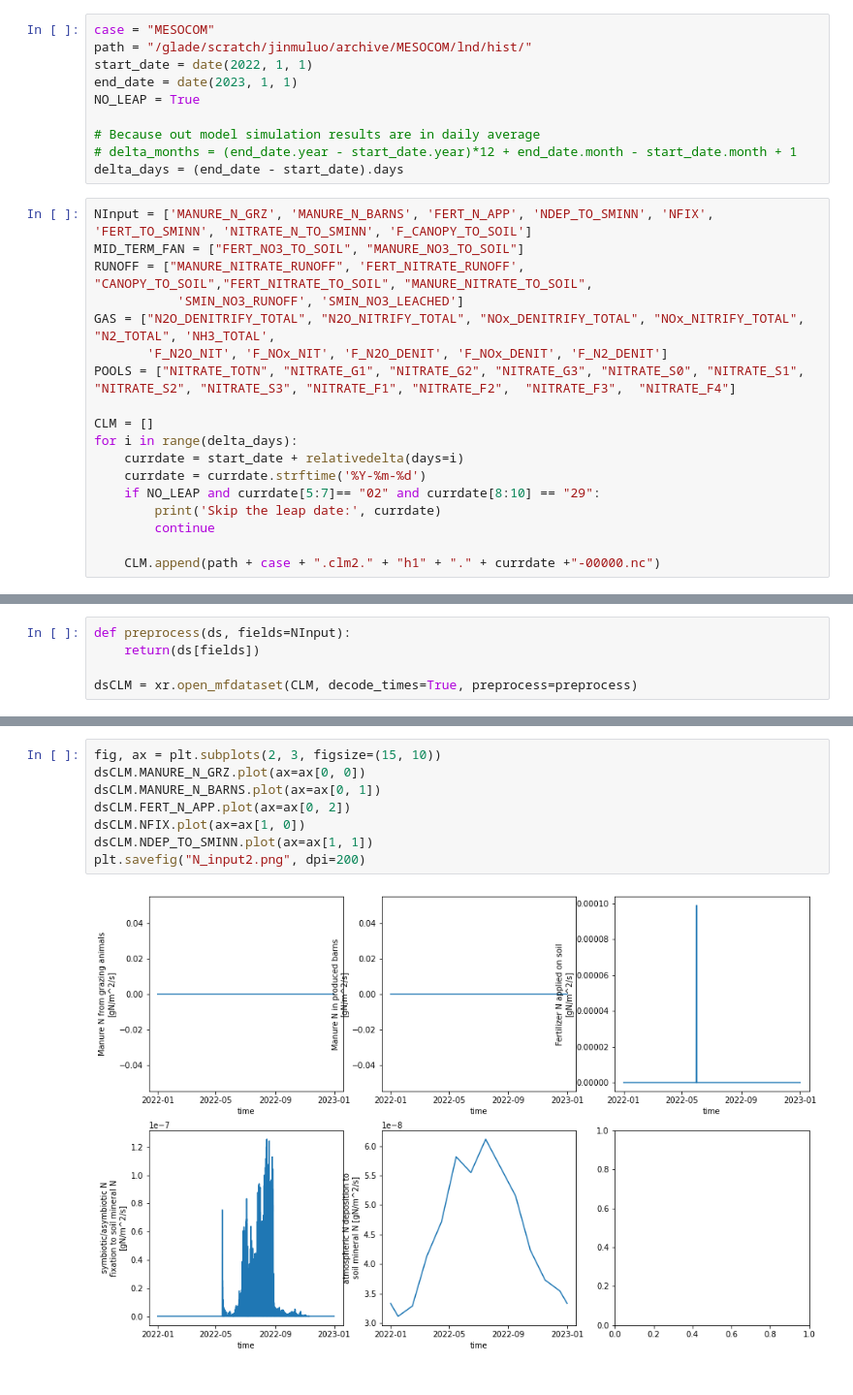
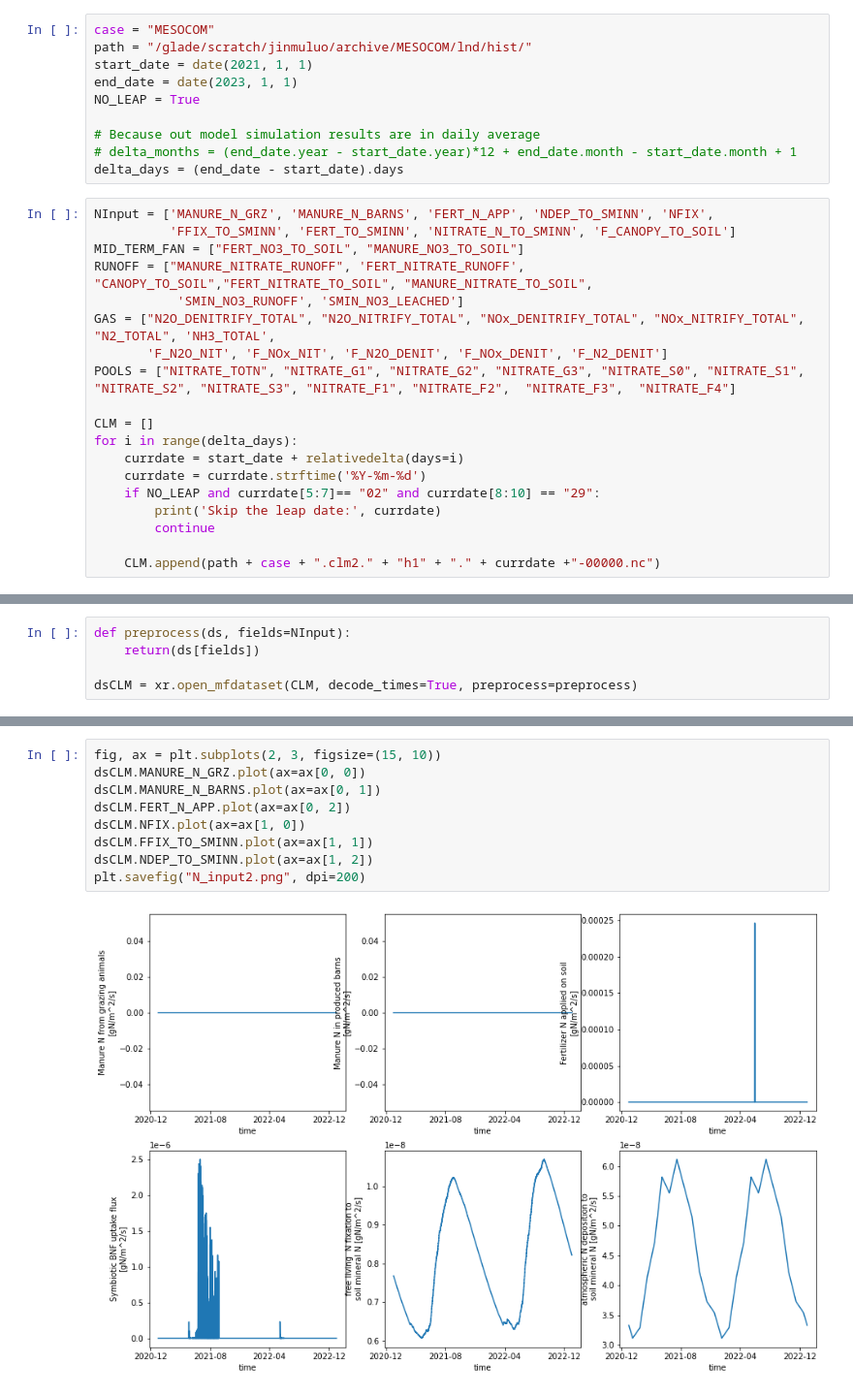
Before and after one commit to jinmuluo/pymaps, a Jupyter notebook: SP_plot.ipynb, the cells around one changed output, grey strips where cells are left out. Shown at 97% size. Saved outputs shown, nothing was run; the diff lists cells and outputs as text.

```diff
--- a/SP_plot.ipynb
+++ b/SP_plot.ipynb
@@ -9,7 +9,7 @@ import cftime
 # %%
 case = "MESOCOM"
 path = "/glade/scratch/jinmuluo/archive/MESOCOM/lnd/hist/"
-start_date = date(2022, 1, 1)
+start_date = date(2021, 1, 1)
 end_date = date(2023, 1, 1)
 NO_LEAP = True
 
@@ -17,7 +17,8 @@ NO_LEAP = True
 # delta_months = (end_date.year - start_date.year)*12 + end_date.month - start_date.month + 1
 delta_days = (end_date - start_date).days
 # %%
-NInput = ['MANURE_N_GRZ', 'MANURE_N_BARNS', 'FERT_N_APP', 'NDEP_TO_SMINN', 'NFIX', 'FERT_TO_SMINN', 'NITRATE_N_TO_SMINN', 'F_CANOPY_TO_SOIL']
+NInput = ['MANURE_N_GRZ', 'MANURE_N_BARNS', 'FERT_N_APP', 'NDEP_TO_SMINN', 'NFIX',
+          'FFIX_TO_SMINN', 'FERT_TO_SMINN', 'NITRATE_N_TO_SMINN', 'F_CANOPY_TO_SOIL']
 MID_TERM_FAN = ["FERT_NO3_TO_SOIL", "MANURE_NO3_TO_SOIL"]
 RUNOFF = ["MANURE_NITRATE_RUNOFF", 'FERT_NITRATE_RUNOFF', "CANOPY_TO_SOIL","FERT_NITRATE_TO_SOIL", "MANURE_NITRATE_TO_SOIL",
            'SMIN_NO3_RUNOFF', 'SMIN_NO3_LEACHED']
@@ -97,10 +101,11 @@ plt.show()
 # %%
 fig, ax = plt.subplots(2, 3, figsize=(15, 10))
 dsCLM.MANURE_N_GRZ.plot(ax=ax[0, 0])
 dsCLM.MANURE_N_BARNS.plot(ax=ax[0, 1])
 dsCLM.FERT_N_APP.plot(ax=ax[0, 2])
 dsCLM.NFIX.plot(ax=ax[1, 0])
-dsCLM.NDEP_TO_SMINN.plot(ax=ax[1, 1])
+dsCLM.FFIX_TO_SMINN.plot(ax=ax[1, 1])
+dsCLM.NDEP_TO_SMINN.plot(ax=ax[1, 2])
 plt.savefig("N_input2.png", dpi=200)
 # %% [output]
-[figure, old version]
+[figure, new version]
```
Also changed, not shown: parts of 5 cells of this notebook, 7 other files.
